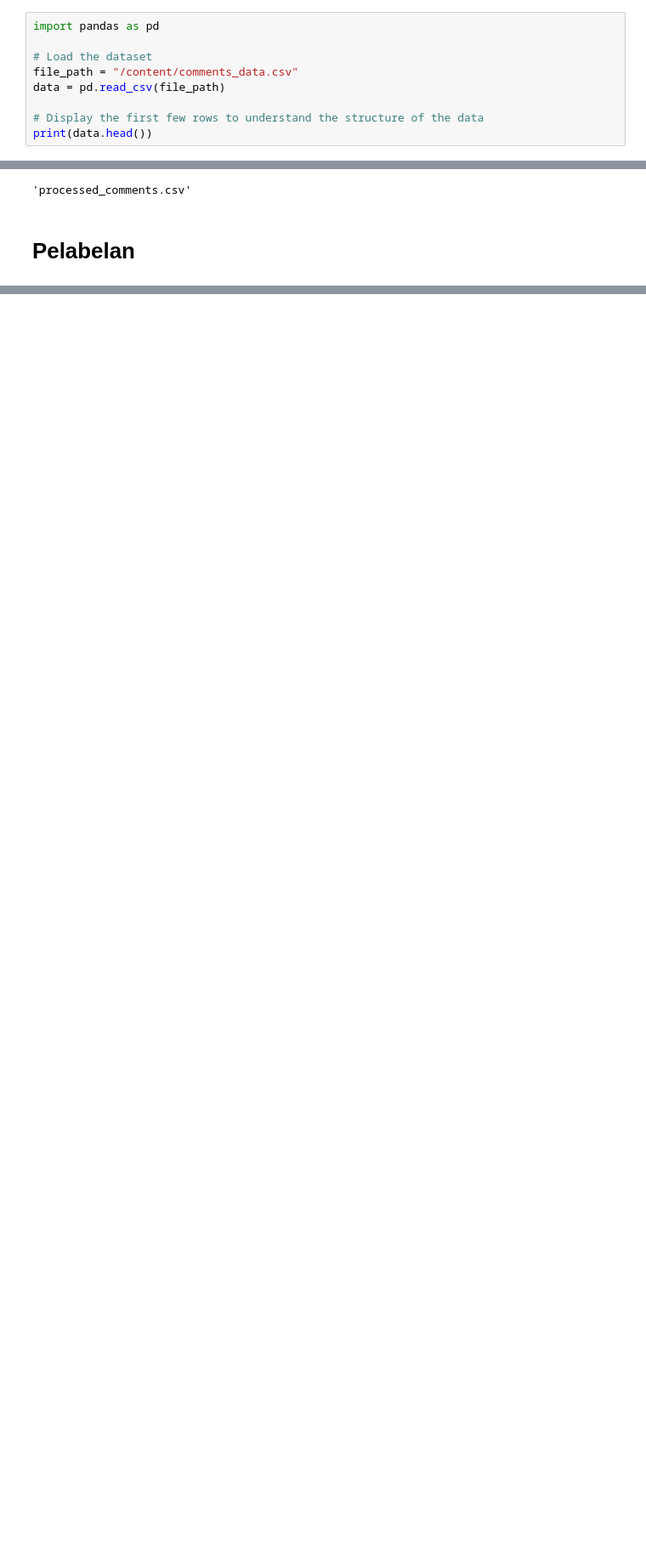
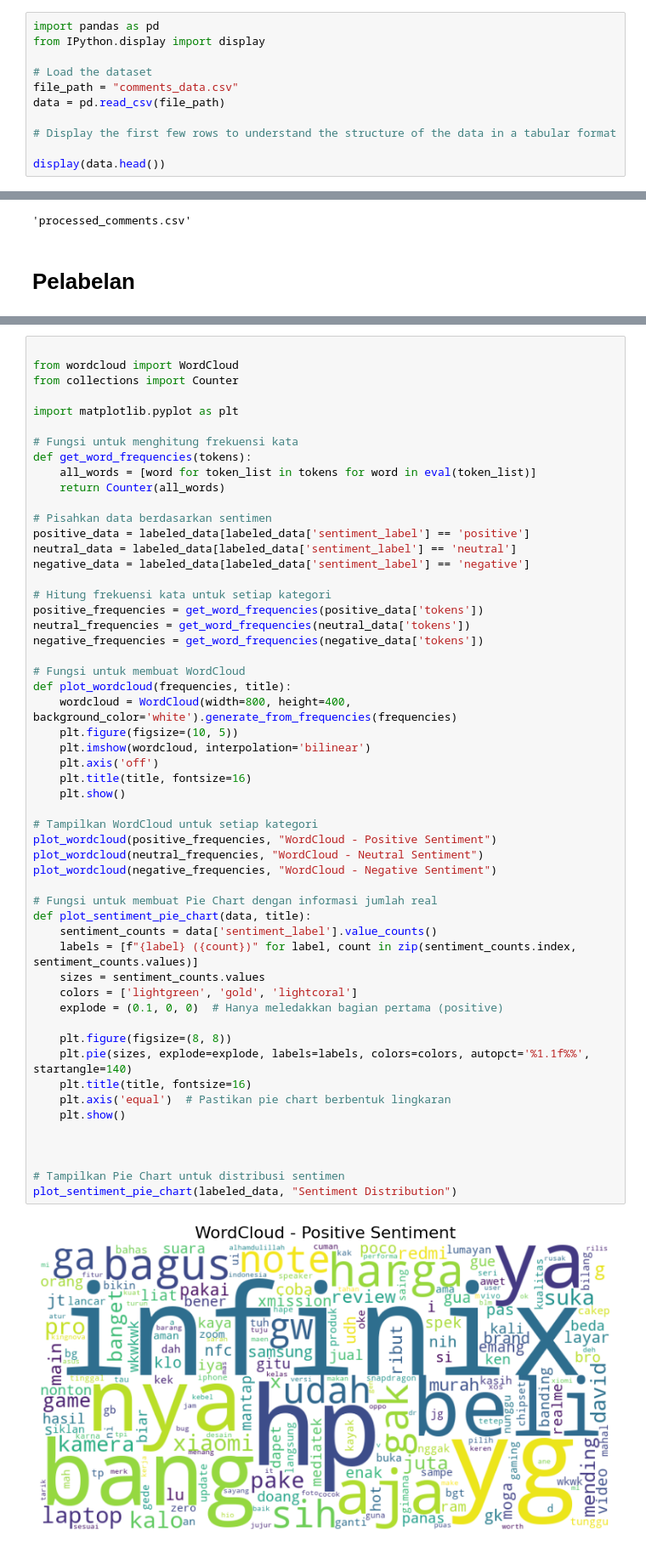
Before and after one commit to rizalgianf/sentimen-analisis, a Jupyter notebook: pelatihan_model.ipynb, the cells around one changed output, grey strips where cells are left out. Shown at 85% size. Drawn from its saved outputs; the diff is of its cells as text; blank space fills up the shorter version.

```diff
--- a/pelatihan_model.ipynb
+++ b/pelatihan_model.ipynb
@@ -24,10 +21,12 @@ Successfully installed sastrawi-1.0.1
 # %%
 import pandas as pd
+from IPython.display import display
 
 # Load the dataset
-file_path = "/content/comments_data.csv"
+file_path = "comments_data.csv"
 data = pd.read_csv(file_path)
 
-# Display the first few rows to understand the structure of the data
-print(data.head())
+# Display the first few rows to understand the structure of the data in a tabular format
+
+display(data.head())
 # %% [output]
@@ -321,0 +324,56 @@ file_path_sentiment
+# %%
+
+from wordcloud import WordCloud
+from collections import Counter
+
+import matplotlib.pyplot as plt
+
+# Fungsi untuk menghitung frekuensi kata
+def get_word_frequencies(tokens):
+    all_words = [word for token_list in tokens for word in eval(token_list)]
+    return Counter(all_words)
+
+# Pisahkan data berdasarkan sentimen
+positive_data = labeled_data[labeled_data['sentiment_label'] == 'positive']
+neutral_data = labeled_data[labeled_data['sentiment_label'] == 'neutral']
+negative_data = labeled_data[labeled_data['sentiment_label'] == 'negative']
+
+# Hitung frekuensi kata untuk setiap kategori
+positive_frequencies = get_word_frequencies(positive_data['tokens'])
+neutral_frequencies = get_word_frequencies(neutral_data['tokens'])
+negative_frequencies = get_word_frequencies(negative_data['tokens'])
+
+# Fungsi untuk membuat WordCloud
+def plot_wordcloud(frequencies, title):
+    wordcloud = WordCloud(width=800, height=400, background_color='white').generate_from_frequencies(frequencies)
+    plt.figure(figsize=(10, 5))
+    plt.imshow(wordcloud, interpolation='bilinear')
+    plt.axis('off')
+    plt.title(title, fontsize=16)
+    plt.show()
+
+# Tampilkan WordCloud untuk setiap kategori
+plot_wordcloud(positive_frequencies, "WordCloud - Positive Sentiment")
+plot_wordcloud(neutral_frequencies, "WordCloud - Neutral Sentiment")
+plot_wordcloud(negative_frequencies, "WordCloud - Negative Sentiment")
+
+# Fungsi untuk membuat Pie Chart dengan informasi jumlah real
+def plot_sentiment_pie_chart(data, title):
+    sentiment_counts = data['sentiment_label'].value_counts()
+    labels = [f"{label} ({count})" for label, count in zip(sentiment_counts.index, sentiment_counts.values)]
+    sizes = sentiment_counts.values
+    colors = ['lightgreen', 'gold', 'lightcoral']
+    explode = (0.1, 0, 0)  # Hanya meledakkan bagian pertama (positive)
+
+    plt.figure(figsize=(8, 8))
+    plt.pie(sizes, explode=explode, labels=labels, colors=colors, autopct='%1.1f%%', startangle=140)
+    plt.title(title, fontsize=16)
+    plt.axis('equal')  # Pastikan pie chart berbentuk lingkaran
+    plt.show()
+
+
+
+# Tampilkan Pie Chart untuk distribusi sentimen
+plot_sentiment_pie_chart(labeled_data, "Sentiment Distribution")
+# %% [output]
+[figure, added]
```
Also changed, not shown: parts of 13 cells of this notebook, 2 other files.
